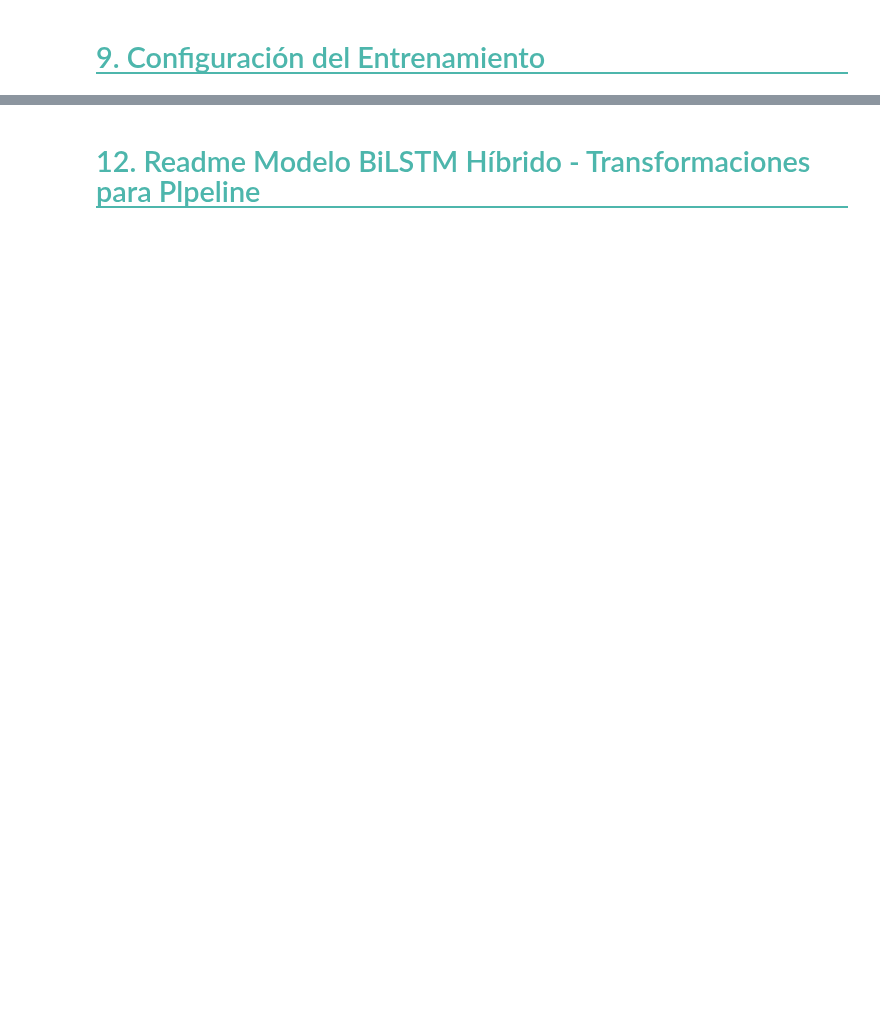
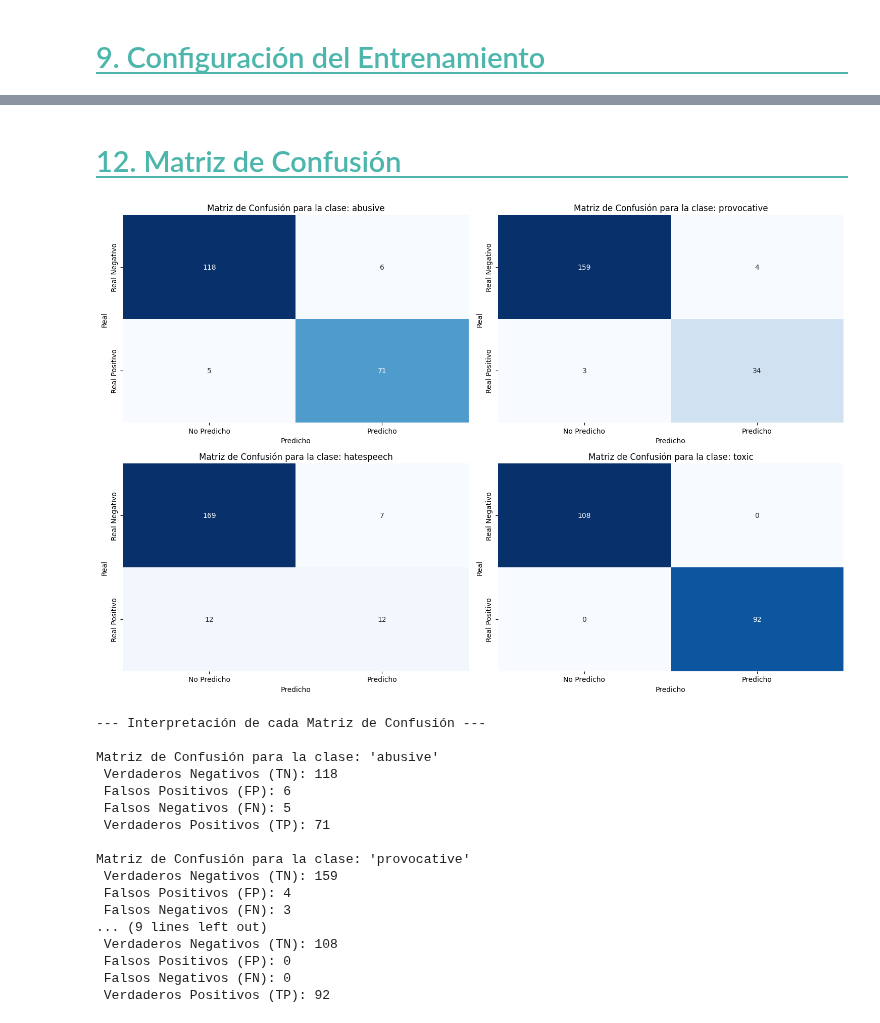
Before and after one commit to Yael-Parra/sentiment-analyzer-inc, a Jupyter notebook: model_training/bilstm/bilstm.ipynb, the cells around one changed output, grey strips where cells are left out. Cells and saved outputs as stored; diff of their text form; code cells hidden in the pictures; blank space fills up the shorter version.

Commit message:
Fix: update bilstm to multiclass clasificator - TODO: MODEL EXPORT - Fix #19

```diff
--- a/model_training/bilstm/bilstm.ipynb
+++ b/model_training/bilstm/bilstm.ipynb
@@ -2580,0 +2971,10 @@ Learning Rate: 0.001000
+# %%
+print("🚀 INICIANDO ENTRENAMIENTO DEL MODELO HÍBRIDO 4-CLASES MÁS AVANZADO")
+print("=" * 70)
+print("🎯 Validando hipótesis científicas multi-label")
+print("🔬 Probando: 4 clases + variables de multitoxicidad + multilingüe")
+print("⚡ Framework: F1-macro + Early stopping + Multi-label learning")
+print("🧠 Arquitectura: 1.7M parámetros híbridos + 58 features avanzadas")
+print("=" * 70)
+# Ejecutar entrenamiento completo
+training_results_4class = trainer_4class.train(num_epochs=40)
@@ -2788,5 +3519,5 @@ print("=" * 50)
     padding-bottom: 0.3rem;
     user-select: none;
 ">
-     12. Readme Modelo BiLSTM Híbrido - Transformaciones para Plpeline
+     12. Matriz de Confusión
 </h2>
@@ -2859,0 +3524,65 @@ with open('README.md', 'w', encoding='utf-8') as f:
+# %%
+from sklearn.metrics import multilabel_confusion_matrix
+
+# Binarizar las predicciones ---
+threshold = 0.5
+
+# Si test_predictions es un Tensor de TensorFlow:
+if hasattr(test_predictions, 'numpy'):
+    test_predictions_np = test_predictions.numpy()
+else:  # Si ya es un array de NumPy o de otro tipo compatible
+    test_predictions_np = test_predictions
+
+test_predictions_binarized = (test_predictions_np > threshold).astype(int)
+
+# Calcular la matriz de confusión por clase
+cm_per_class = multilabel_confusion_matrix(test_labels, test_predictions_binarized)
+
+# Nombres de las clases
+class_names = ['abusive', 'provocative', 'hatespeech', 'toxic']
+
+# Graficar cada matriz de confusión ---
+plt.figure(figsize=(15, 10))
+for i, cm in enumerate(cm_per_class):
+    plt.subplot(2, 2, i + 1)  # Organiza los gráficos en una cuadrícula 2x2
+    sns.heatmap(cm, annot=True, fmt='d', cmap='Blues', cbar=False,
+                xticklabels=['No Predicho', 'Predicho'],
+                yticklabels=['Real Negativo', 'Real Positivo'])
+    plt.title(f'Matriz de Confusión para la clase: {class_names[i]}')
+    plt.xlabel('Predicho')
+    plt.ylabel('Real')
+
+plt.tight_layout()
+plt.show()
+
+# Imprimir la interpretación de cada matriz de confusión
+print("\n--- Interpretación de cada Matriz de Confusión ---")
+for i, cm in enumerate(cm_per_class):
+    print(f"\nMatriz de Confusión para la clase: '{class_names[i]}'")
+    # Interpretación de la matriz 2x2 (para cada clase):
+    # [[TN, FP],
+    #  [FN, TP]]
+    tn, fp, fn, tp = cm.ravel()
+    print(f" Verdaderos Negativos (TN): {tn}")
+    print(f" Falsos Positivos (FP): {fp}")
+    print(f" Falsos Negativos (FN): {fn}")
+    print(f" Verdaderos Positivos (TP): {tp}")
+# %% [output]
+[figure, added]
+--- Interpretación de cada Matriz de Confusión ---
+
+Matriz de Confusión para la clase: 'abusive'
+ Verdaderos Negativos (TN): 118
+ Falsos Positivos (FP): 6
+ Falsos Negativos (FN): 5
+ Verdaderos Positivos (TP): 71
+
+Matriz de Confusión para la clase: 'provocative'
+ Verdaderos Negativos (TN): 159
+ Falsos Positivos (FP): 4
+ Falsos Negativos (FN): 3
+... (9 lines left out)
+ Verdaderos Negativos (TN): 108
+ Falsos Positivos (FP): 0
+ Falsos Negativos (FN): 0
+ Verdaderos Positivos (TP): 92
```
Also changed, not shown: parts of 44 cells of this notebook, 4 other files.
